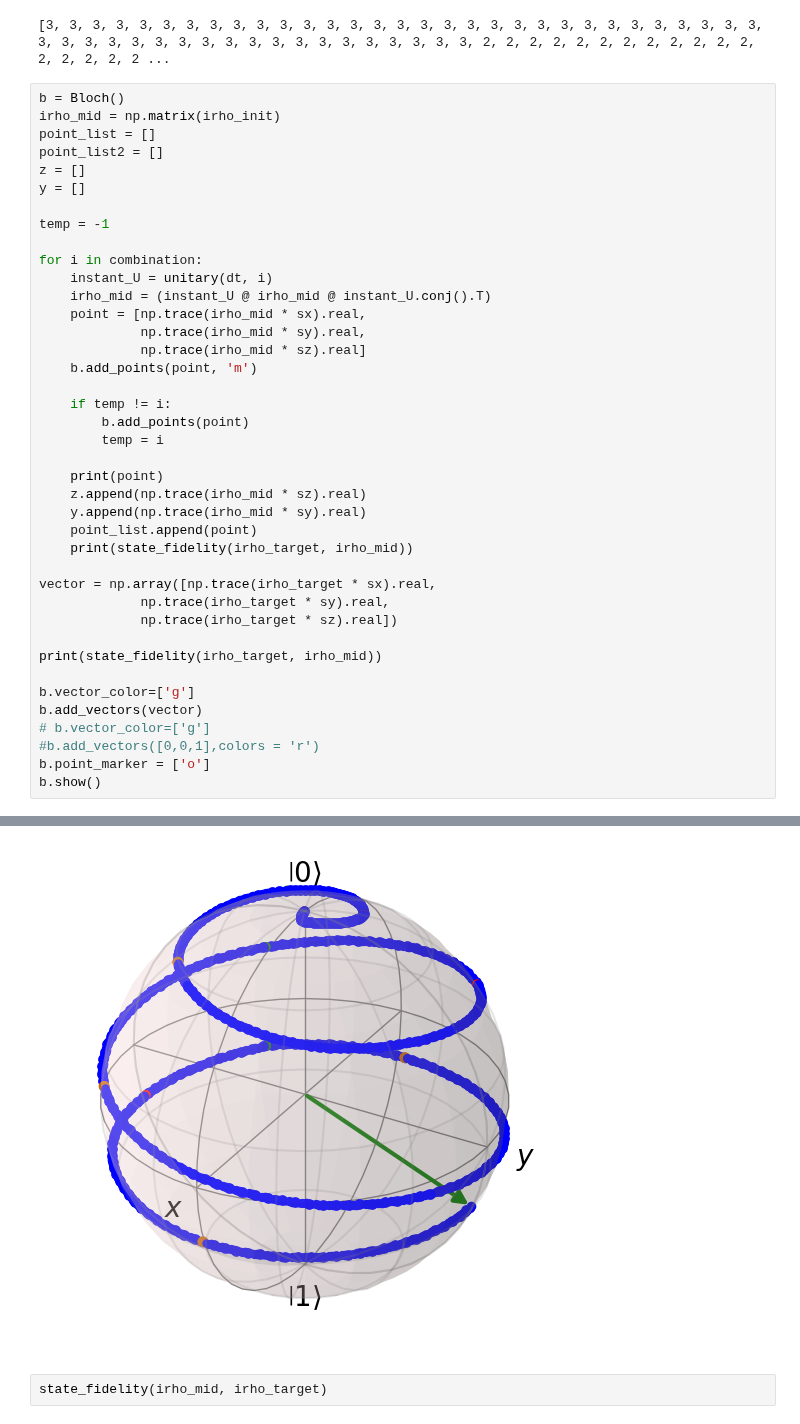
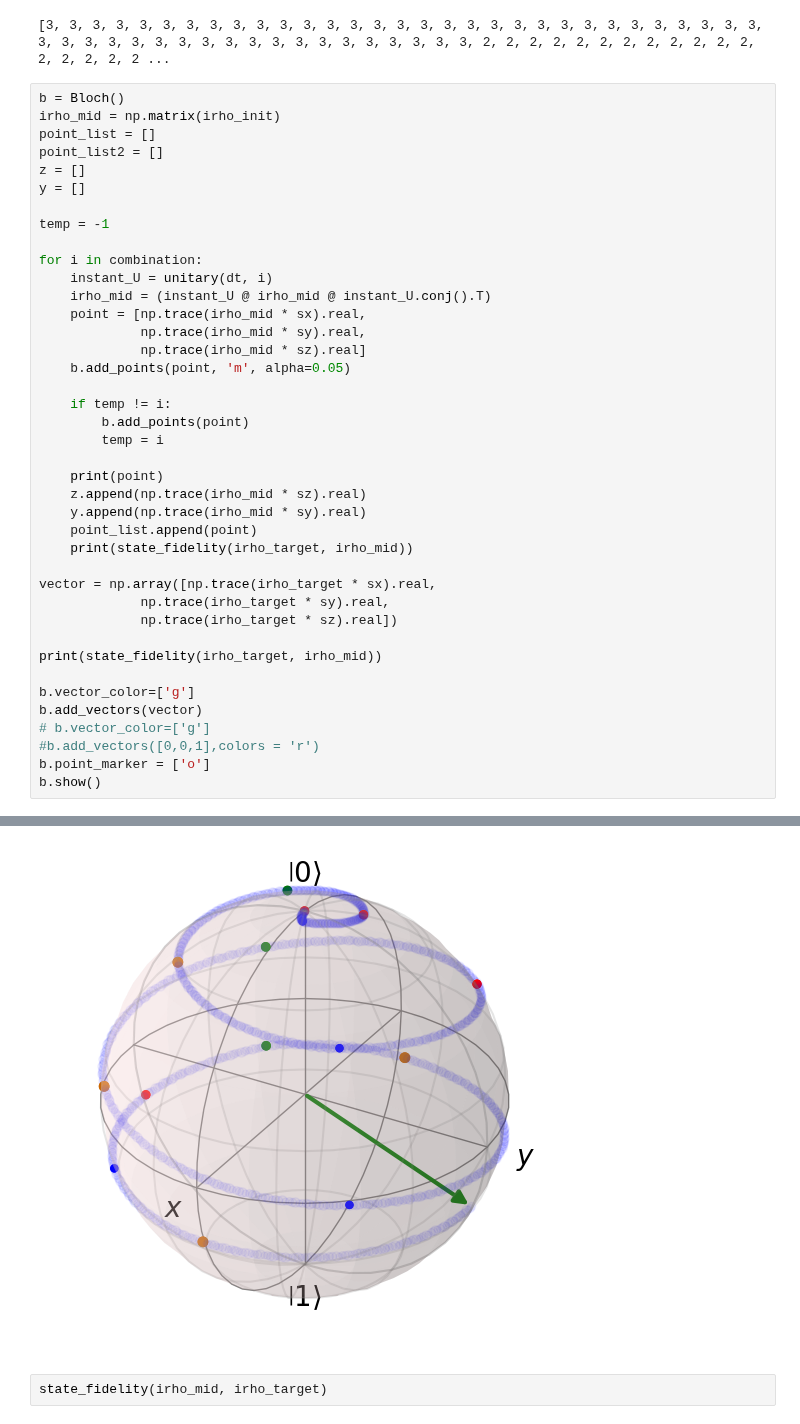
Before and after one commit to NostalgicJ/Quantum_2023, a Jupyter notebook: RNN_Practice/Final_Results/NVspin_ver_Path_visualization_point.ipynb, the cells around one changed output, grey strips where cells are left out. Saved outputs shown, nothing was run; the diff lists cells and outputs as text.

```diff
--- a/RNN_Practice/Final_Results/NVspin_ver_Path_visualization_point.ipynb
+++ b/RNN_Practice/Final_Results/NVspin_ver_Path_visualization_point.ipynb
@@ -120,7 +120,7 @@ for i in combination:
     point = [np.trace(irho_mid * sx).real,
              np.trace(irho_mid * sy).real,
              np.trace(irho_mid * sz).real]
-    b.add_points(point, 'm')
+    b.add_points(point, 'm', alpha=0.05)
 
     if temp != i:
         b.add_points(point)
@@ -135,34 +135,34 @@ for i in combination:
 vector = np.array([np.trace(irho_target * sx).real,
              np.trace(irho_target * sy).real,
              np.trace(irho_target * sz).real])
 
 print(state_fidelity(irho_target, irho_mid))
 
 b.vector_color=['g']
 b.add_vectors(vector)
 # b.vector_color=['g']
 #b.add_vectors([0,0,1],colors = 'r')
 b.point_marker = ['o']
 b.show()
 # %% [output]
 [0.002079914136444701, 1.622366513073733e-05, 0.9999978368446486]
 0.3332935826489618
 [0.0041593131170778565, 6.489064222470833e-05, 0.9999913479143687]
 0.33335201226883304
 [0.00623768191368238, 0.00014598887738235964, 0.9999805348163472]
 0.3334264174730353
 [0.00831450575319849, 0.0002594982840883802, 0.9999654002287857]
 0.3335167890028694
 [0.010389270245223362, 0.0004053907481867551, 0.9999459479002387]
 0.33362310138425294
 [0.01246146150941602, 0.0005836301348441163, 0.9999221826486838]
 0.3337453325107896
 ... (2585 lines left out)
 0.9999400957292799
 [0.03387689419599786, 0.9422295511593544, -0.3332503997902373]
 0.9999998343413413
 0.9999998343413413
-[figure, old version]
+[figure, new version]
 # %%
 state_fidelity(irho_mid, irho_target)
 # %% [output]
```
Also changed, not shown: 8 other files.
